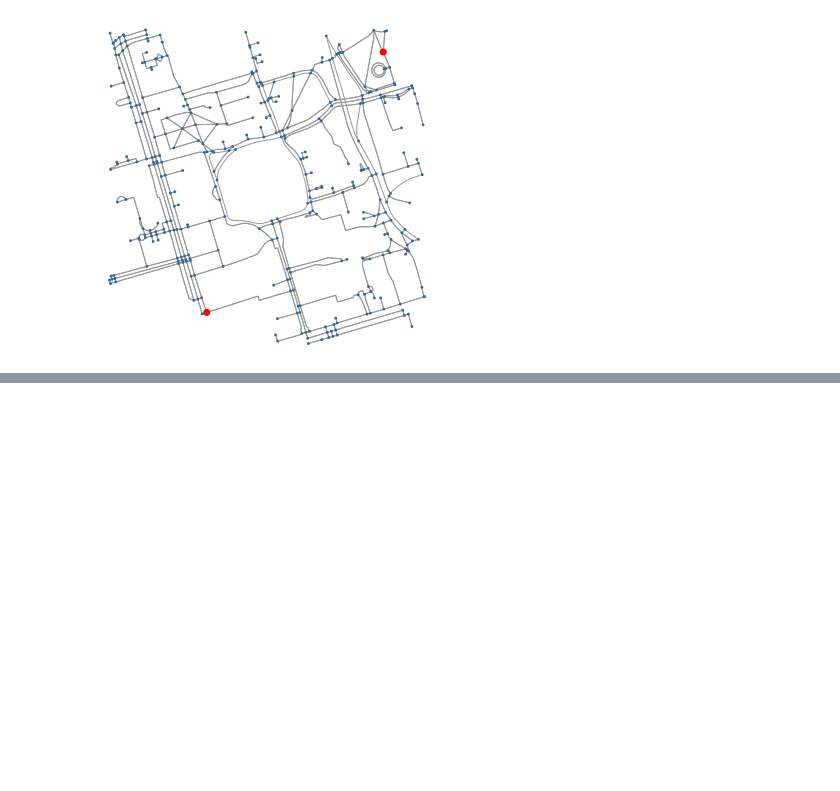
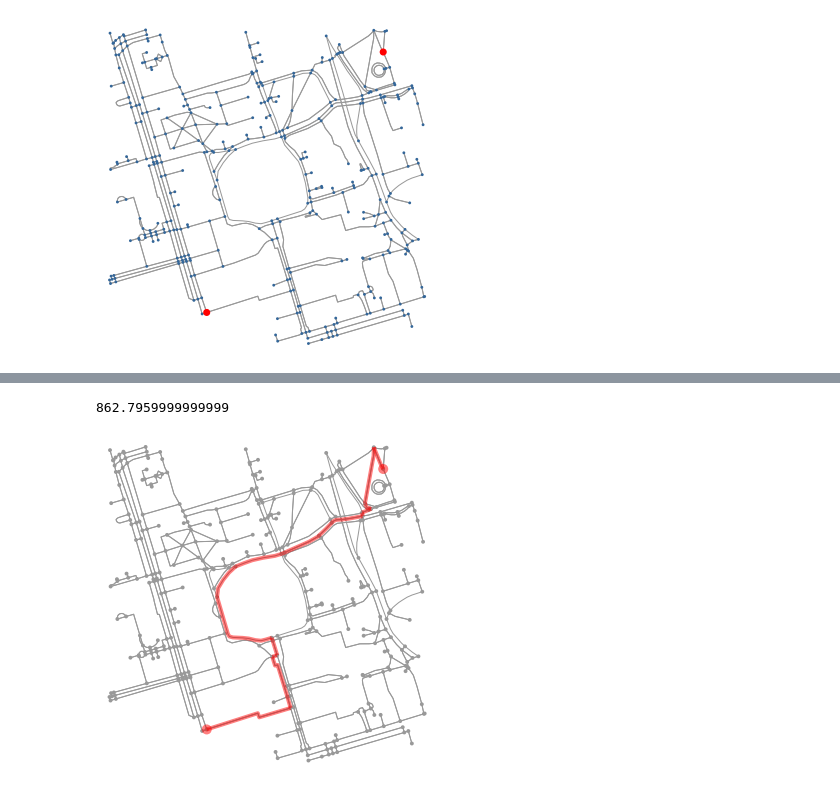
Before and after one commit to MotasemASakr/Swarm-Intelligence-based-Algorithms, a Jupyter notebook: Ant-Colony.ipynb, the cells around one changed output, grey strips where cells are left out. Cells and saved outputs as stored; diff of their text form; code cells hidden in the pictures; blank space fills up the shorter version.

```diff
--- a/Ant-Colony.ipynb
+++ b/Ant-Colony.ipynb
@@ -145,0 +131,3 @@ lll
+# %%
+# the shortest route
+route = max(routes, key = lambda pair: pair[1])
@@ -145,0 +154,8 @@ lll
+# %%
+length_of_route(G, route[0])
+# %% [output]
+862.7959999999999
+# %%
+fig, ax = ox.plot_graph_route(G, route[0])
+# %% [output]
+[figure, added]
```
Also changed, not shown: parts of 6 cells of this notebook, 3 other files.
